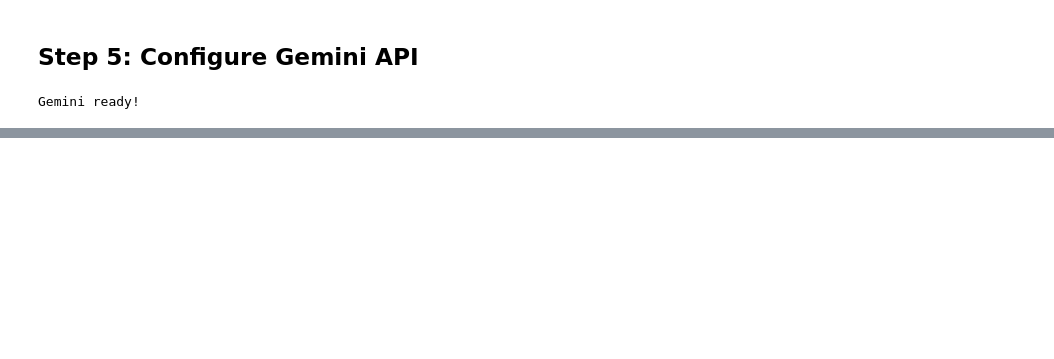
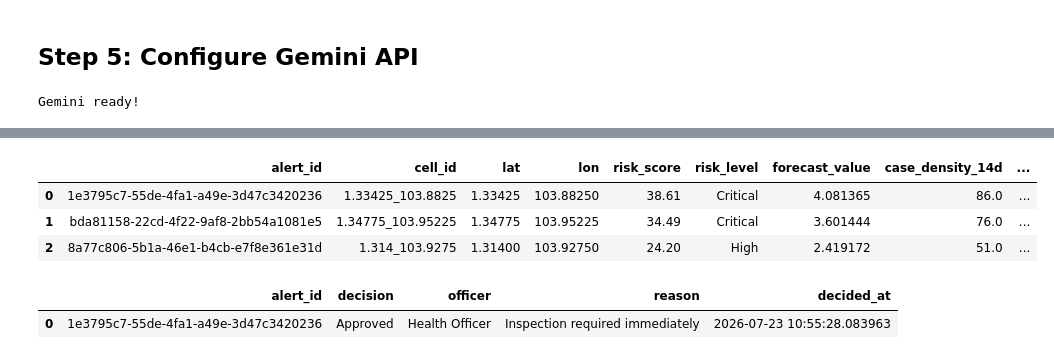
Before and after one commit to edmundzen/dengue-early-warning, a Jupyter notebook: member4_gemini.ipynb, the cells around one changed output, grey strips where cells are left out. Drawn from its saved outputs; the diff is of its cells as text; code cells hidden in the pictures; blank space fills up the shorter version.

```diff
--- a/member4_gemini.ipynb
+++ b/member4_gemini.ipynb
@@ -144,2 +123,0 @@ AQ.Ab8RN
-# %%
-inspection_df = inspection_df.head(3).copy()
@@ -201,8 +123,0 @@ Give 2 short recommendations.
-# %%
-inspection_df = inspection_df.head(3).copy()
-inspection_df["AI_Recommendation"] = inspection_df.apply(
-    generate_recommendation,
-    axis=1
-)
-
-inspection_df[["cell_id", "risk_score", "AI_Recommendation"]]
@@ -245,0 +126,15 @@ The Gemini AI module successfully converts dengue risk scores into actionable re
+# %%
+inspection_df = inspection_df.copy()
+
+inspection_df["AI_Recommendation"] = inspection_df.apply(
+    generate_recommendation,
+    axis=1
+)
+
+inspection_df[[
+    "alert_id",
+    "cell_id",
+    "risk_level",
+    "risk_score",
+    "AI_Recommendation"
+]]
@@ -245,0 +641,12 @@ The Gemini AI module successfully converts dengue risk scores into actionable re
+# %%
+inspection_df.head()
+# %% [output]
+|  | alert_id | cell_id | lat | lon | risk_score | risk_level | forecast_value | case_density_14d | ... |
+| 0 | 1e3795c7-55de-4fa1-a49e-3d47c3420236 | 1.33425_103.8825 | 1.33425 | 103.88250 | 38.61 | Critical | 4.081365 | 86.0 | ... |
+| 1 | bda81158-22cd-4f22-9af8-2bb54a1081e5 | 1.34775_103.95225 | 1.34775 | 103.95225 | 34.49 | Critical | 3.601444 | 76.0 | ... |
+| 2 | 8a77c806-5b1a-46e1-b4cb-e7f8e361e31d | 1.314_103.9275 | 1.31400 | 103.92750 | 24.20 | High | 2.419172 | 51.0 | ... |
+# %%
+decision_df.head()
+# %% [output]
+|  | alert_id | decision | officer | reason | decided_at |
+| 0 | 1e3795c7-55de-4fa1-a49e-3d47c3420236 | Approved | Health Officer | Inspection required immediately | 2026-07-23 10:55:28.083963 |
```
Also changed, not shown: parts of 61 cells of this notebook.
